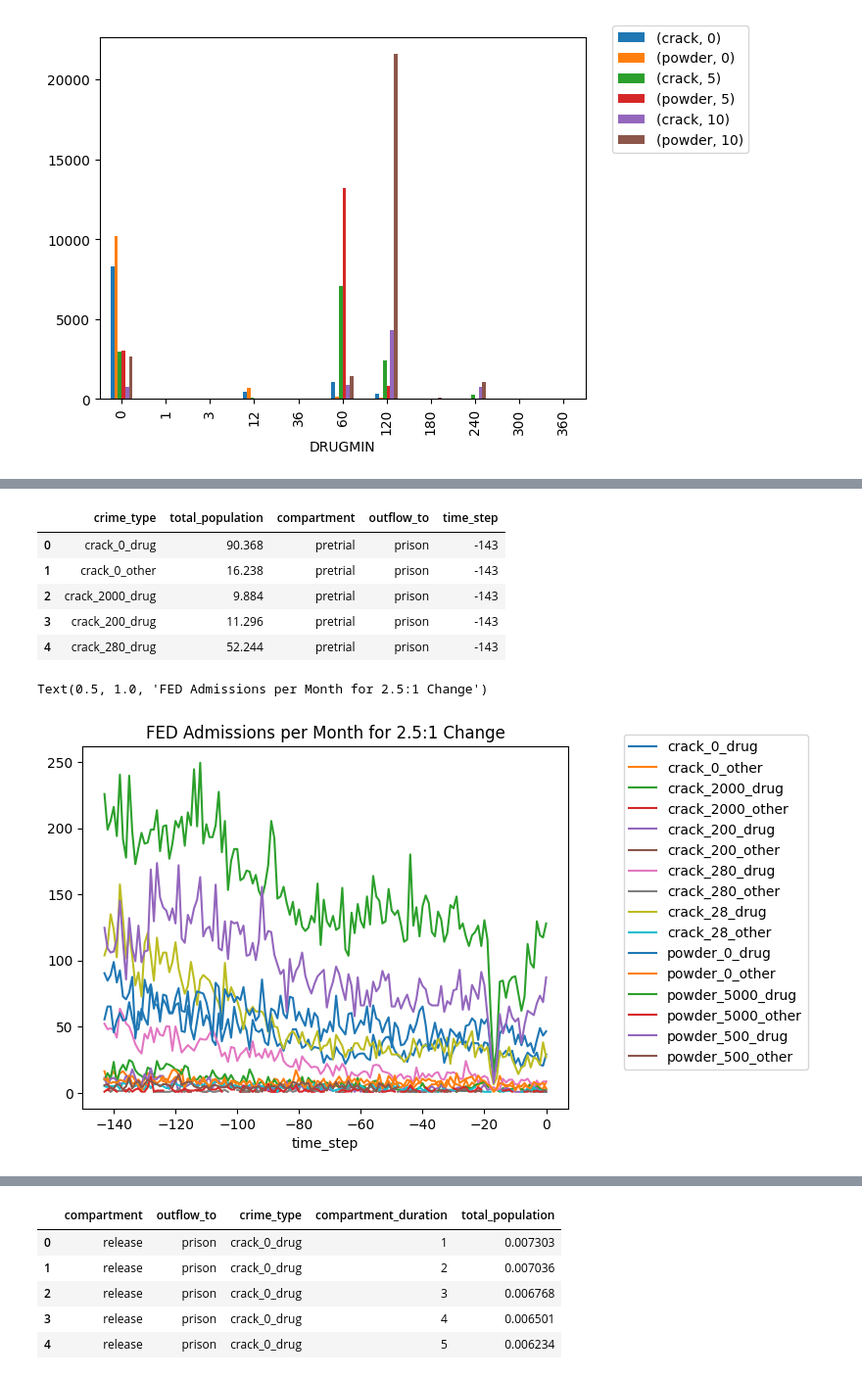
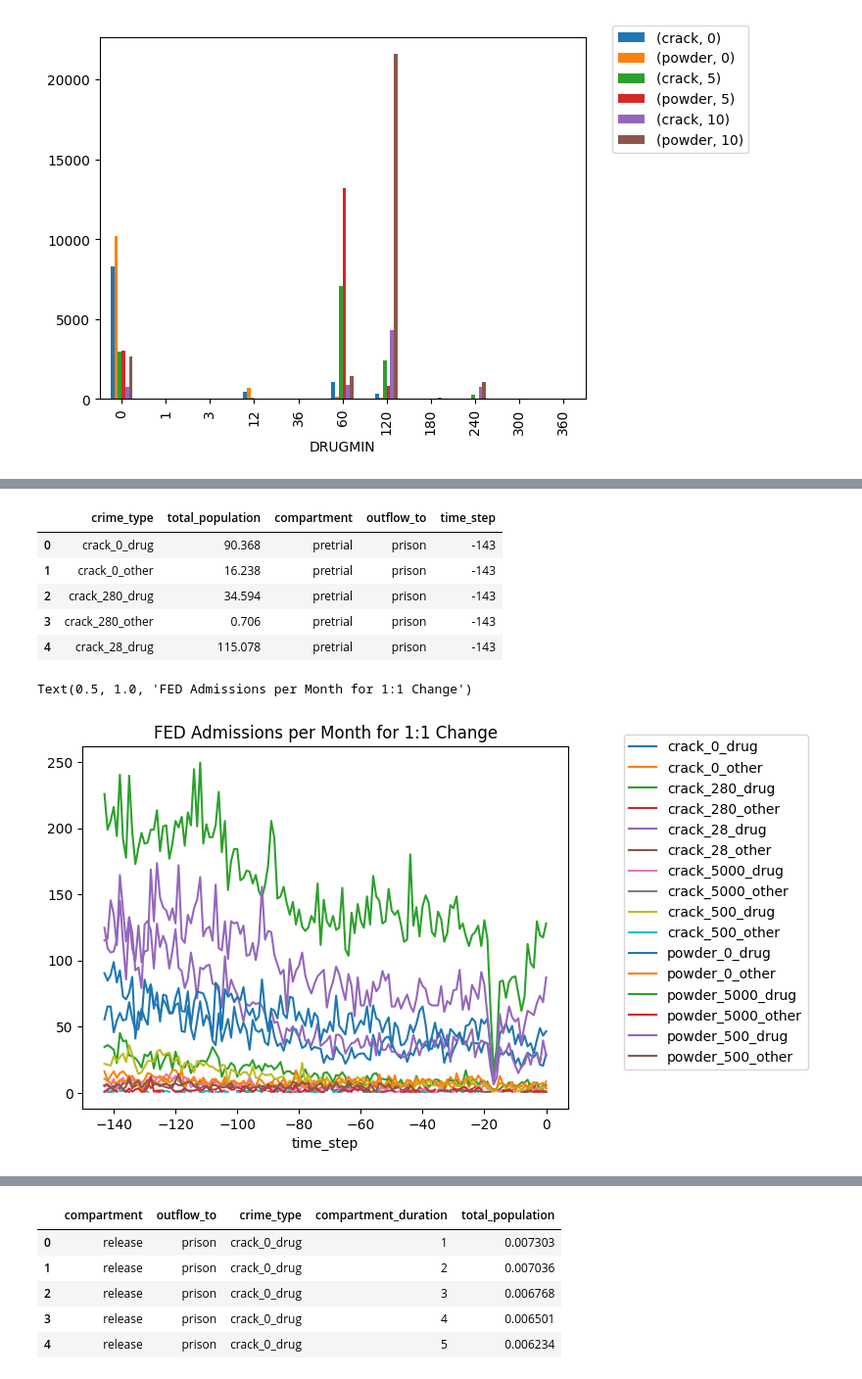
Before and after one commit to stanford-decarceration-collective/stanford-decarceration-collective, a Jupyter notebook: notebooks/historical_data_federal_prison_2021.ipynb, the cells around one changed output, grey strips where cells are left out. Shown at 98% size. Saved outputs shown, nothing was run; the diff lists cells and outputs as text; code cells hidden in the pictures.

```diff
--- a/notebooks/historical_data_federal_prison_2021.ipynb
+++ b/notebooks/historical_data_federal_prison_2021.ipynb
@@ -536,7 +536,7 @@ Commercialized Vice                          2
 Name: primary_crime_type, dtype: int64
 # %%
 # Add a row for crime_type that differentiates the different groups that each policy will impact
-crack_weight_range = np.array([0, 28, 200, 280, 2000])
+crack_weight_range = np.array([0, 28, 280, 500, 5000])
 powder_weight_range = np.array([0, 500, 5000])
 
 # Categorize more severe offenses that aren't primarily drug-related in a separate group
@@ -719,18 +711,18 @@ monthly_admissions.head()
 |  | crime_type | total_population | compartment | outflow_to | time_step |
 | 0 | crack_0_drug | 90.368 | pretrial | prison | -143 |
 | 1 | crack_0_other | 16.238 | pretrial | prison | -143 |
-| 2 | crack_2000_drug | 9.884 | pretrial | prison | -143 |
-| 3 | crack_200_drug | 11.296 | pretrial | prison | -143 |
-| 4 | crack_280_drug | 52.244 | pretrial | prison | -143 |
+| 2 | crack_280_drug | 34.594 | pretrial | prison | -143 |
+| 3 | crack_280_other | 0.706 | pretrial | prison | -143 |
+| 4 | crack_28_drug | 115.078 | pretrial | prison | -143 |
 # %%
 monthly_admissions.set_index(["time_step", "crime_type"]).unstack("crime_type")[
     "total_population"
 ].plot()
 plt.legend(bbox_to_anchor=(1.1, 1.05))
-plt.title("FED Admissions per Month for 2.5:1 Change")
+plt.title("FED Admissions per Month for 1:1 Change")
 # %% [output]
-Text(0.5, 1.0, 'FED Admissions per Month for 2.5:1 Change')
+Text(0.5, 1.0, 'FED Admissions per Month for 1:1 Change')
-[figure, old version]
+[figure, new version]
 # %%
 # Total population
 monthly_population = pd.DataFrame(columns=sentence_data["crime_type"].unique())
```
Also changed, not shown: parts of 15 cells of this notebook, 4 other files.
